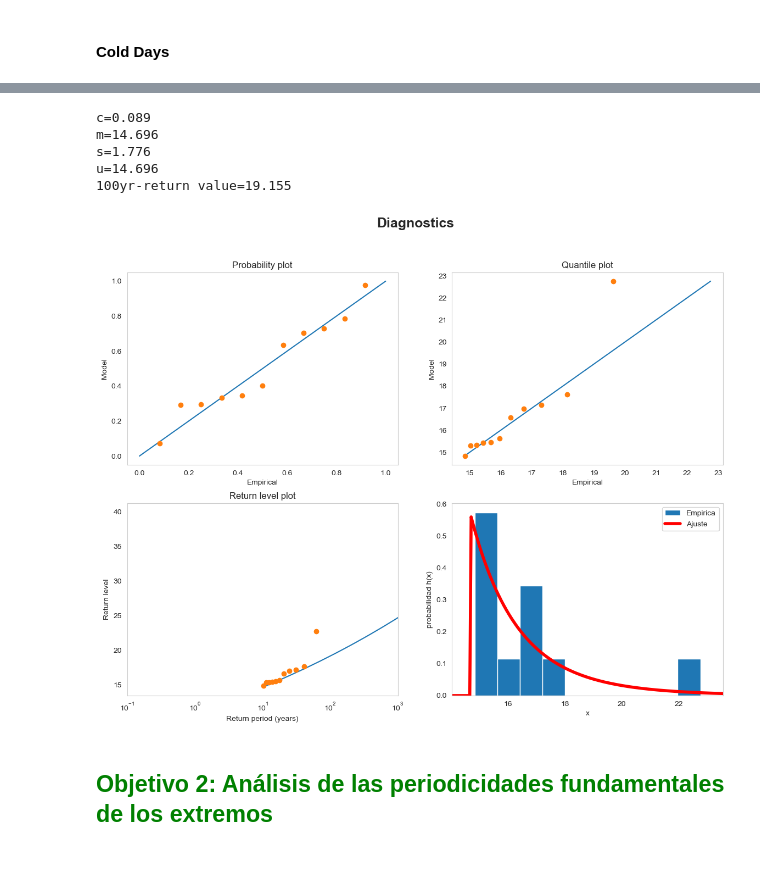
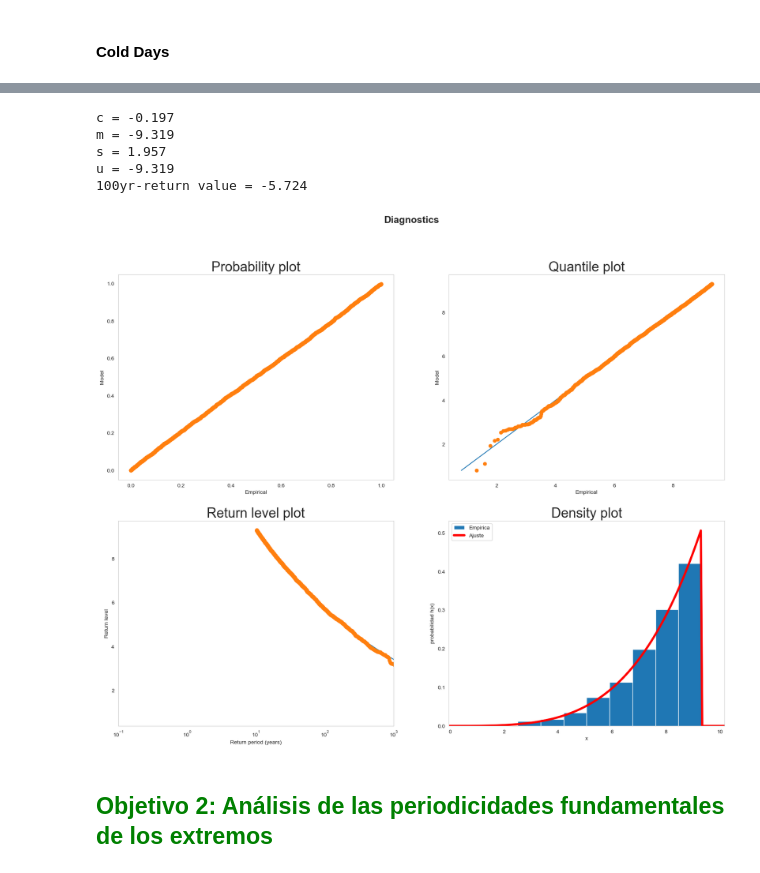
Before and after one commit to nagoremeabe/practica_2, a Jupyter notebook: practica2.ipynb, the cells around one changed output, grey strips where cells are left out. Cells and saved outputs as stored; diff of their text form; code cells hidden in the pictures.

```diff
--- a/practica2.ipynb
+++ b/practica2.ipynb
@@ -579,6 +590,6 @@ corr_N, tminR = correct_series(percent = percent_cold_nights_N, tmin=temp_min.tn
 # %%
 # import scipy.stats as stats
-x = corr_N.copy()
+x = temp_min_mean.copy()
 c, m, s = stats.genextreme.fit(x)
 c = -c
 
@@ -599,26 +610,28 @@ s   = 4.575
 # Extremos por umbral
 #==============================================================
 #Seleccion del umbral: cogeremos el percentil 95
-x = corr_N.copy()
+x=-temp_min_mean.copy()
 xSort = np.sort(x)
 pExp = np.arange(1,xSort.size+1,1)/(xSort.size+1)
-xLess= xSort[pExp<=.90]
-u = xLess[-1] +.05
+xLess= xSort[pExp<=.9]
+u= xLess[-1] +.05
 yExt = x[x>u].copy()
-# Ajuste usando herramienta de scipy:
+
+#Ajuste usando herramienta de scipy:
 c, m, s = stats.genpareto.fit(yExt,floc = u)
 
-numYears = corr_N.size
-N = 100
+numYears=x.size
+N = 100;
 fac = yExt.size/numYears
 rv = stats.genpareto(c,m,s)
 zp = rv.ppf(1-1/N/fac)
 
 #Diagnóstico:
-diagnosticsGPD(yExt,c,m,s,numYears)
+fig,ax=diagnosticsGPD(yExt,c,m,s,numYears,True)
+fig.suptitle('Diagnostics Tmax Center',weight='bold',fontsize=35)
 print('c='+'%.3f'%(c))
 print('m='+'%.3f'%(m))
 print('s='+'%.3f'%(s))
 print('u='+'%.3f'%(u))
-print('100yr-return value='+'%.3f'%(zp))
+print('100yr-return value='+'%.3f'%(-zp))
 # %% [output]
@@ -633,4 +646,7 @@ u=13.251
 # %%
 # open data
 percent_cold_days_N = xr.open_dataarray(f'{folder}percent_cold_days_N.nc')
-# temp_max              = xr.open_dataset(f'{folder}tmax_pen.nc')
+temp_max              = xr.open_dataset(f'{folder}tmax_pen.nc')
+
+# media
+temp_max_mean = temp_max.mean(dim=['lat', 'lon']).tx
@@ -639,10 +653,10 @@ corr_N_days, tminR_days = correct_series(percent = percent_cold_days_N, tmin=tem
 # %%
 # import scipy.stats as stats
-x = corr_N_days.copy()
+x = temp_max_mean.copy()
 c, m, s = stats.genextreme.fit(x)
 c = -c
 
-print('MLE ='+'%.3f'%(MLE_GEV(c,m,s,x)))
+print('MLE = '+'%.3f'%(MLE_GEV(c,m,s,x)))
 print('c   = '+'%.3f'%(c))
 print('m   = '+'%.3f'%(m))
 print('s   = '+'%.3f'%(s))
@@ -658,35 +672,35 @@ s   = 3.118
 # %%
 # Extremos por umbral
 #==============================================================
 #Seleccion del umbral: cogeremos el percentil 95
-x = corr_N_days.copy()
+x = -temp_max_mean.copy()
 xSort = np.sort(x)
 pExp = np.arange(1,xSort.size+1,1)/(xSort.size+1)
 xLess= xSort[pExp<=.90]
 u = xLess[-1] +.05
 yExt = x[x>u].copy()
 #Ajuste usando herramienta de scipy:
 c, m, s = stats.genpareto.fit(yExt,floc = u)
 
-numYears=corr_N_days.size
+numYears=x.size
 N = 100
 fac = yExt.size/numYears
 rv = stats.genpareto(c,m,s)
 zp = rv.ppf(1-1/N/fac)
 
 #Diagnóstico:
 diagnosticsGPD(yExt,c,m,s,numYears)
-print('c='+'%.3f'%(c))
-print('m='+'%.3f'%(m))
-print('s='+'%.3f'%(s))
-print('u='+'%.3f'%(u))
-print('100yr-return value='+'%.3f'%(zp))
+print('c = '+'%.3f'%(c))
+print('m = '+'%.3f'%(m))
+print('s = '+'%.3f'%(s))
+print('u = '+'%.3f'%(u))
+print('100yr-return value = '+'%.3f'%(zp))
 # %% [output]
-c=0.089
-m=14.696
-s=1.776
-u=14.696
-100yr-return value=19.155
+c = -0.197
+m = -9.319
+s = 1.957
+u = -9.319
+100yr-return value = -5.724
-[figure, old version]
+[figure, new version]
 # %% [markdown]
 ## <span style="color:green"> Objetivo 2: Análisis de las periodicidades fundamentales de los extremos</span>
```
Also changed, not shown: parts of 34 cells of this notebook.
